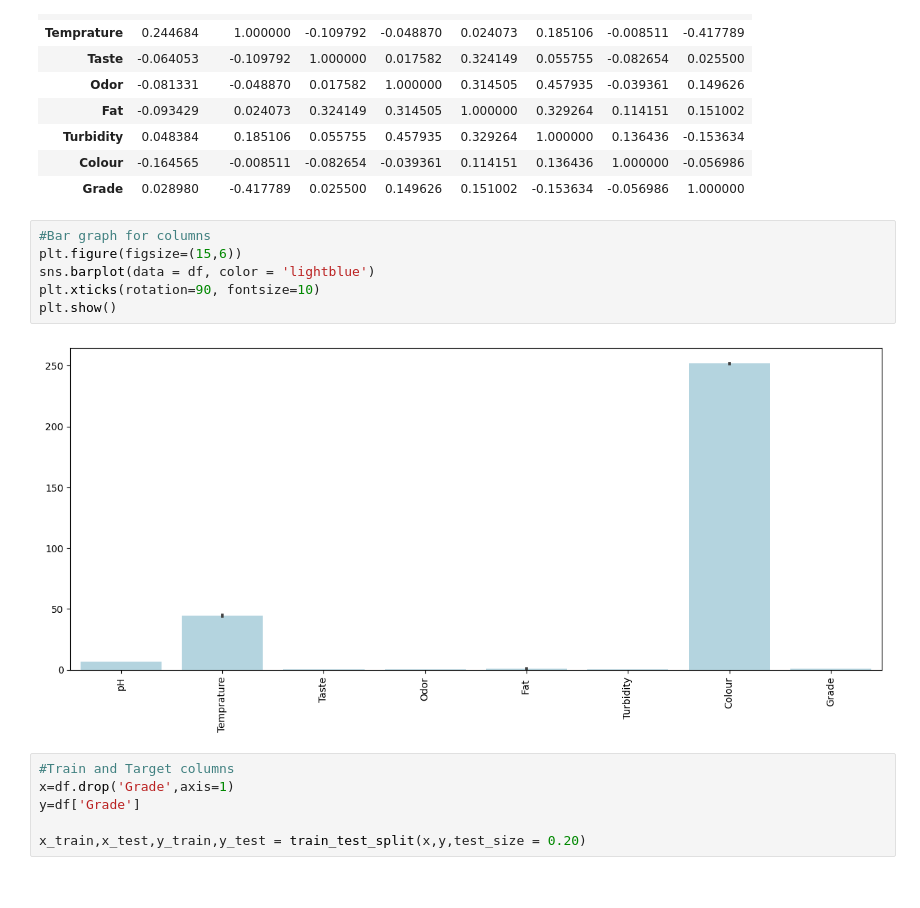
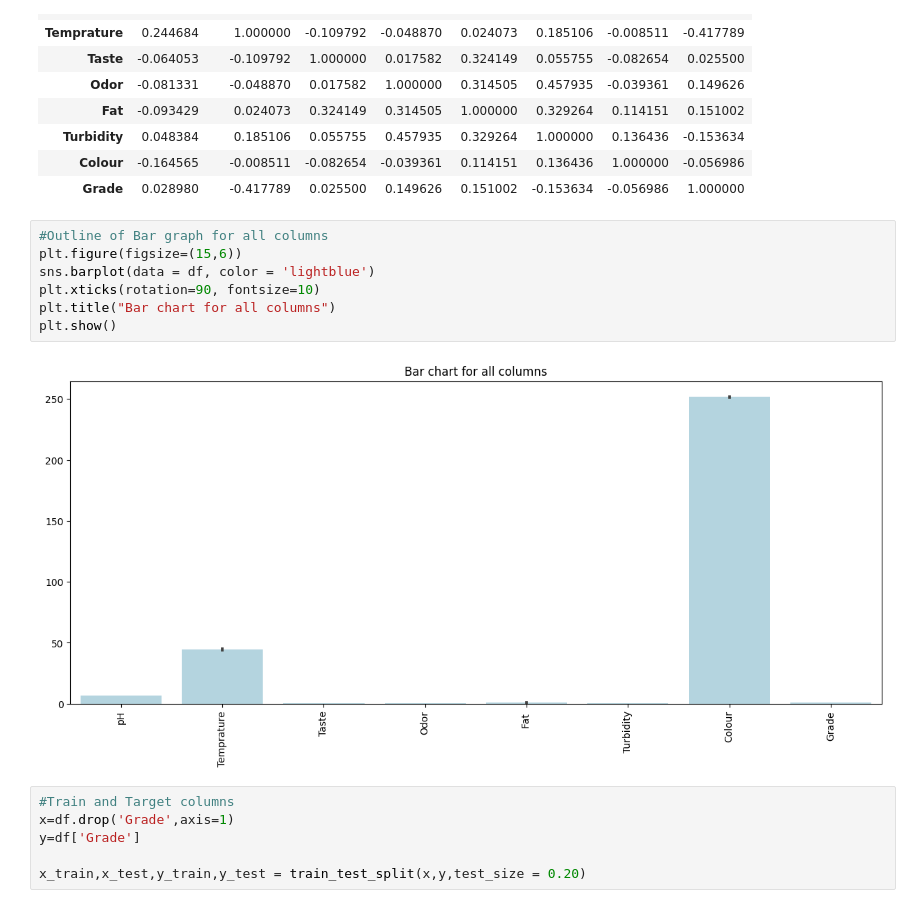
Before and after one commit to AravindG-4/ML-Model, a Jupyter notebook: Model.ipynb, the cells around one changed output. Saved outputs shown, nothing was run; the diff lists cells and outputs as text.

```diff
--- a/Model.ipynb
+++ b/Model.ipynb
@@ -105,13 +158,14 @@ df.corr()
 | Colour | -0.164565 | -0.008511 | -0.082654 | -0.039361 | 0.114151 | 0.136436 | 1.000000 | -0.056986 |
 | Grade | 0.028980 | -0.417789 | 0.025500 | 0.149626 | 0.151002 | -0.153634 | -0.056986 | 1.000000 |
 # %%
-#Bar graph for columns
+#Outline of Bar graph for all columns
 plt.figure(figsize=(15,6))
 sns.barplot(data = df, color = 'lightblue')
 plt.xticks(rotation=90, fontsize=10)
+plt.title("Bar chart for all columns")
 plt.show()
 # %% [output]
-[figure, old version]
+[figure, new version]
 # %%
 #Train and Target columns
 x=df.drop('Grade',axis=1)
```
Also changed, not shown: parts of 7 cells of this notebook, 3 other files.
